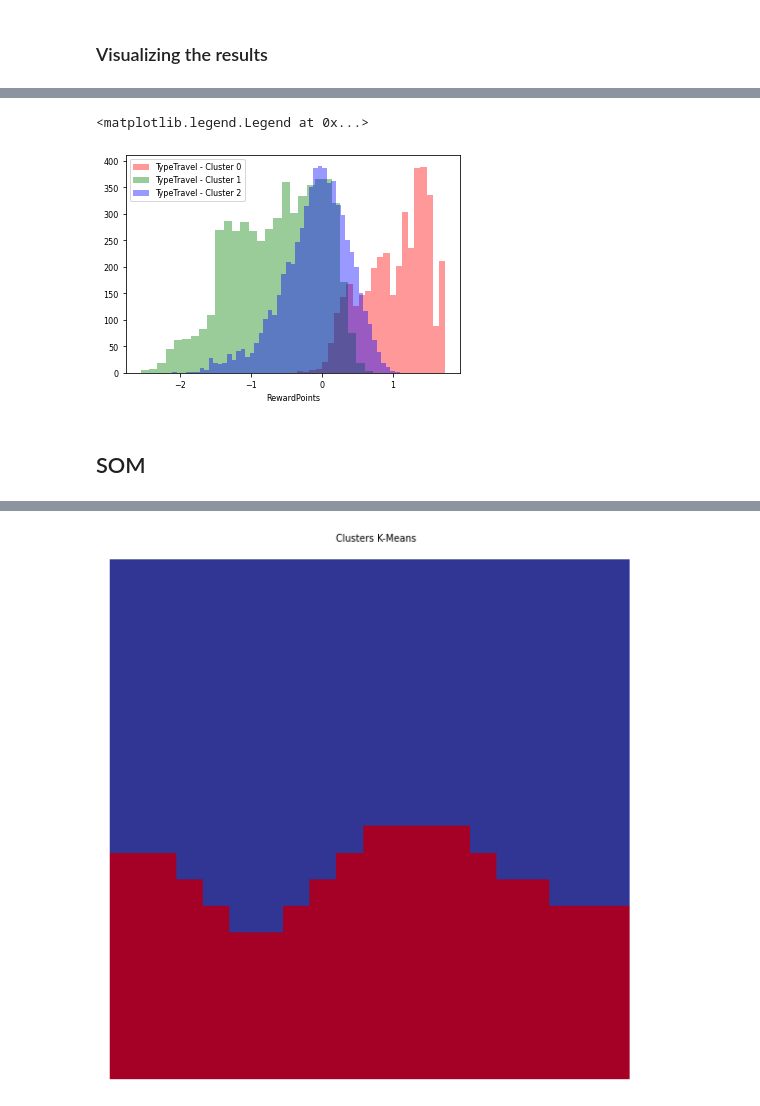
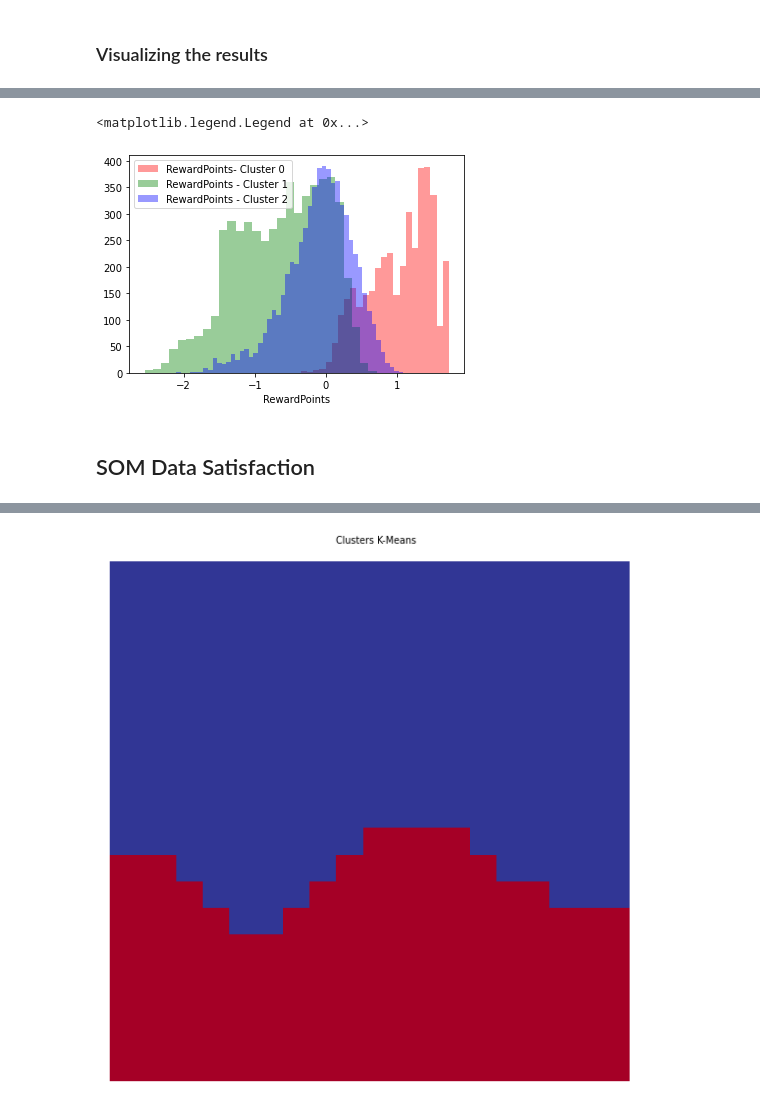
Before and after one commit to Leon209/Project_2-Unsupervised-Learning, a Jupyter notebook: Project 2.ipynb, the cells around one changed output, grey strips where cells are left out. Cells and saved outputs as stored; diff of their text form; code cells hidden in the pictures.

```diff
--- a/Project 2.ipynb
+++ b/Project 2.ipynb
@@ -666,12 +679,12 @@ plt.legend()
 # %%
-sns.distplot(cluster0_customer['RewardPoints'],color='red',label='TypeTravel - Cluster 0', kde = False)
-sns.distplot(cluster1_customer['RewardPoints'],color='green',label='TypeTravel - Cluster 1', kde = False)
-sns.distplot(cluster2_customer['RewardPoints'],color='blue',label='TypeTravel - Cluster 2', kde = False)
+sns.distplot(cluster0_customer['RewardPoints'],color='red',label='RewardPoints- Cluster 0', kde = False)
+sns.distplot(cluster1_customer['RewardPoints'],color='green',label='RewardPoints - Cluster 1', kde = False)
+sns.distplot(cluster2_customer['RewardPoints'],color='blue',label='RewardPoints - Cluster 2', kde = False)
 plt.legend()
 # %% [output]
 <matplotlib.legend.Legend at 0x...>
-[figure, old version]
+[figure, new version]
 # %% [markdown]
-<h2>SOM </h2>
+<h2>SOM Data Satisfaction</h2>
 # %%
 df_som = np.float32(data_satisfaction.values)
```
Also changed, not shown: parts of 36 cells of this notebook.
